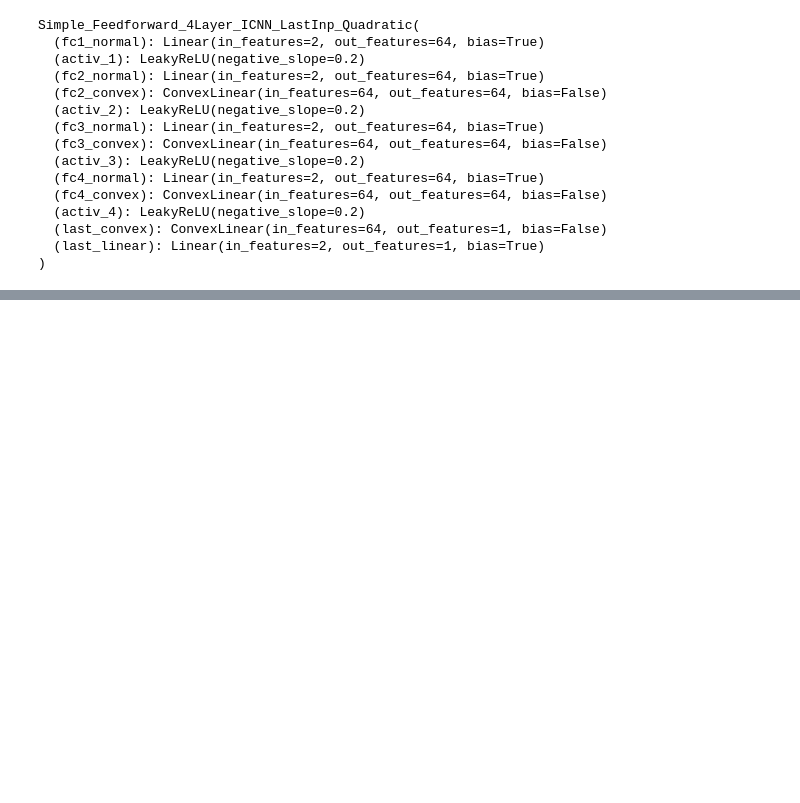
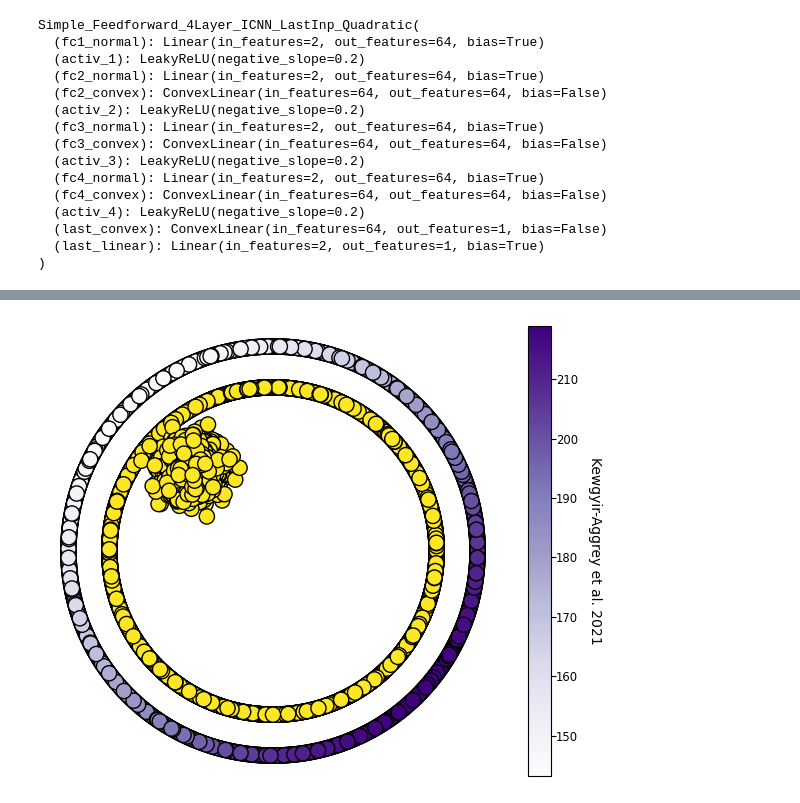
Before and after one commit to nobias-project/OT-ICNN-bias, a Jupyter notebook: notebooks/Evaluation_Experiment_3.ipynb, the cells around one changed output, grey strips where cells are left out. Cells and saved outputs as stored; diff of their text form; code cells hidden in the pictures; blank space fills up the shorter version.

```diff
--- a/notebooks/Evaluation_Experiment_3.ipynb
+++ b/notebooks/Evaluation_Experiment_3.ipynb
@@ -312,0 +512,29 @@ plt.show()
+# %%
+points = data["circles_plus"]
+gt = ground_truth["circles_plus"]
+
+x = points[gt == 0]
+y = points[gt == 1]
+
+Z = [.5*(np.linalg.norm(p - y, axis=1)**2).sum()/(len(x)) for p in x]
+
+fig, ax = plt.subplots()
+sc = ax.scatter(x[:, 0], x[:, 1], c=Z, cmap="Purples" ,edgecolor="k", s=120)
+
+cbar = plt.colorbar(sc)
+cbar.ax.tick_params(axis='both', which='major', pad=0, labelsize = "small")
+cbar.set_label("Kewgyir-Aggrey et al. 2021", rotation=270, labelpad=17)
+
+ax.scatter(y[:, 0], y[:, 1], c=gt[gt==1], cmap = "viridis_r", edgecolor="k", s=120)
+
+ax.axis("off")
+ax.set_xlim(-11,11)
+ax.set_ylim(-11,11)
+ax.set_box_aspect(1)
+
+plt.tight_layout()
+
+plt.savefig("../results/Experiment3/circles_plus_kwegyir.eps", format="eps")
+plt.show()
+# %% [output]
+[figure, added]
```
Also changed, not shown: parts of 18 cells of this notebook, 18 other files.
